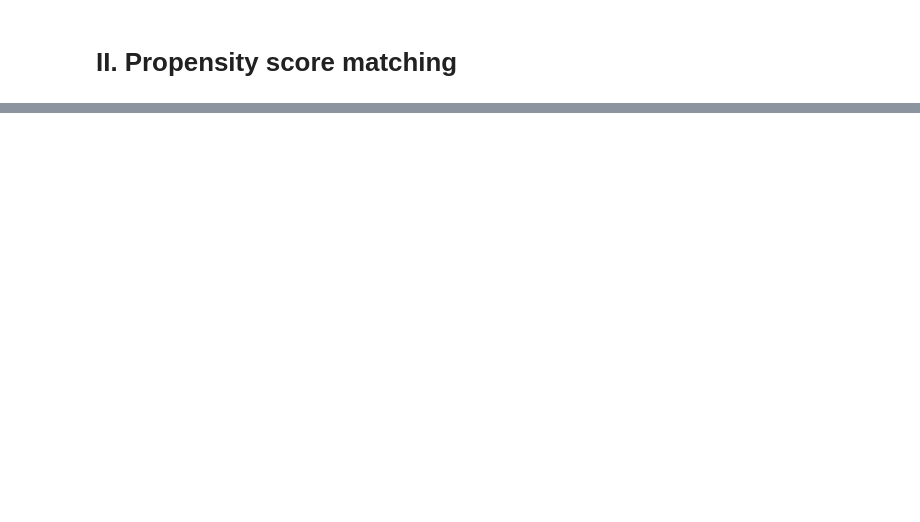
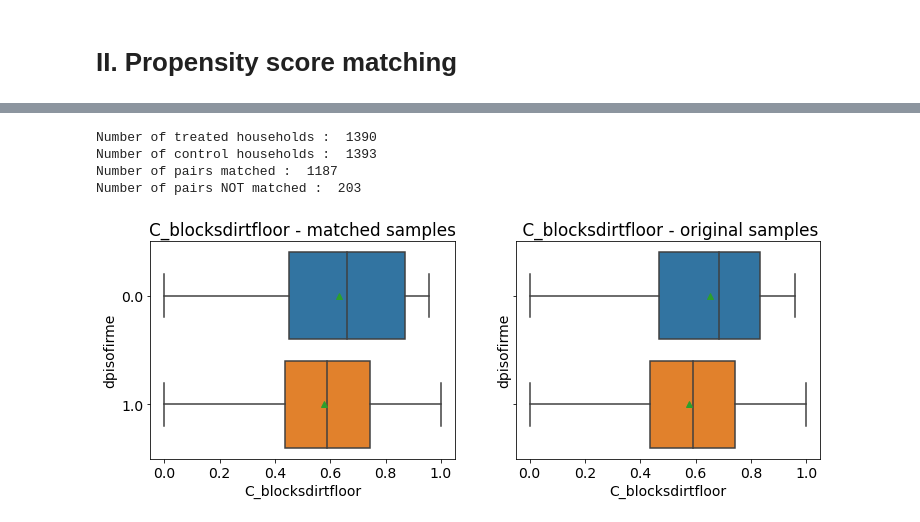
Before and after one commit to epfl-ada/ada-2020-project-milestone-p3-p3_greenlight, a Jupyter notebook: Matching.ipynb, the cells around one changed output, grey strips where cells are left out. Saved outputs shown, nothing was run; the diff lists cells and outputs as text; code cells hidden in the pictures; blank space fills up the shorter version.

Commit message:
Propensity + normalisation

```diff
--- a/Matching.ipynb
+++ b/Matching.ipynb
@@ -49,0 +70,6 @@ get_max_difference(-5, 2, 1, 0.3)
+# %%
+# let's standardize the continuous features
+for x in cont_features:
+    norm_data[x] = (norm_data[x] -norm_data[x].mean())/norm_data[x].std()
+
+norm_data.head(5)
@@ -195,0 +253,25 @@ ValueError: Length of values (2580) does not match length of index (2783)
+# %%
+def get_similarity(propensity_score1, propensity_score2):
+    '''Calculate similarity for instances with given propensity scores'''
+    return 1-np.abs(propensity_score1-propensity_score2)
+# %%
+# Separate the treatment and control groups
+treatment_df = norm_data[norm_data['dpisofirme'] == 1]
+control_df = norm_data[norm_data['dpisofirme'] == 0]
+
+# Create an empty undirected graph
+G = nx.Graph()
+
+# Loop through all the pairs of instances
+for control_id, control_row in control_df.iterrows():
+    for treatment_id, treatment_row in treatment_df.iterrows():
+
+        # Calculate the similarity
+        similarity = get_similarity(control_row['Propensity_score'],
+                                    treatment_row['Propensity_score'])
+
+        # Add an edge between the two instances weighted by the similarity between them
+        G.add_weighted_edges_from([(control_id, treatment_id, similarity)])
+
+# Generate and return the maximum weight matching on the generated graph
+matching = nx.max_weight_matching(G)
@@ -195,0 +287,15 @@ ValueError: Length of values (2580) does not match length of index (2783)
+# %%
+# Matching summary
+
+print("Number of treated households : ", len(treated))
+print("Number of control households : ", len(control))
+print("Number of pairs matched : ", len(matching))
+print("Number of pairs NOT matched : ", len(treated)-len(matching))
+# %% [output]
+Number of treated households :  1390
+Number of control households :  1393
+Number of pairs matched :  1187
+Number of pairs NOT matched :  203
+# %%
+# Matched households
+data_matched = data.iloc[[subj_id for t in matching for subj_id in t]]
@@ -195,0 +305,12 @@ ValueError: Length of values (2580) does not match length of index (2783)
+# %%
+fig, axes = plt.subplots(1, 2, figsize=(12, 4), sharey=True)
+
+# Reputation
+sns.boxplot(ax=axes[0], x=data_matched['C_blocksdirtfloor'], y=data_matched['dpisofirme'], showmeans=True, orient='h');
+axes[0].set_title('C_blocksdirtfloor - matched samples')
+
+# Ratings
+sns.boxplot(ax=axes[1], x=data['C_blocksdirtfloor'], y=data['dpisofirme'], showmeans=True, orient='h');
+axes[1].set_title(' C_blocksdirtfloor - original samples');
+# %% [output]
+[figure, added]
```
Also changed, not shown: parts of 16 cells of this notebook.
